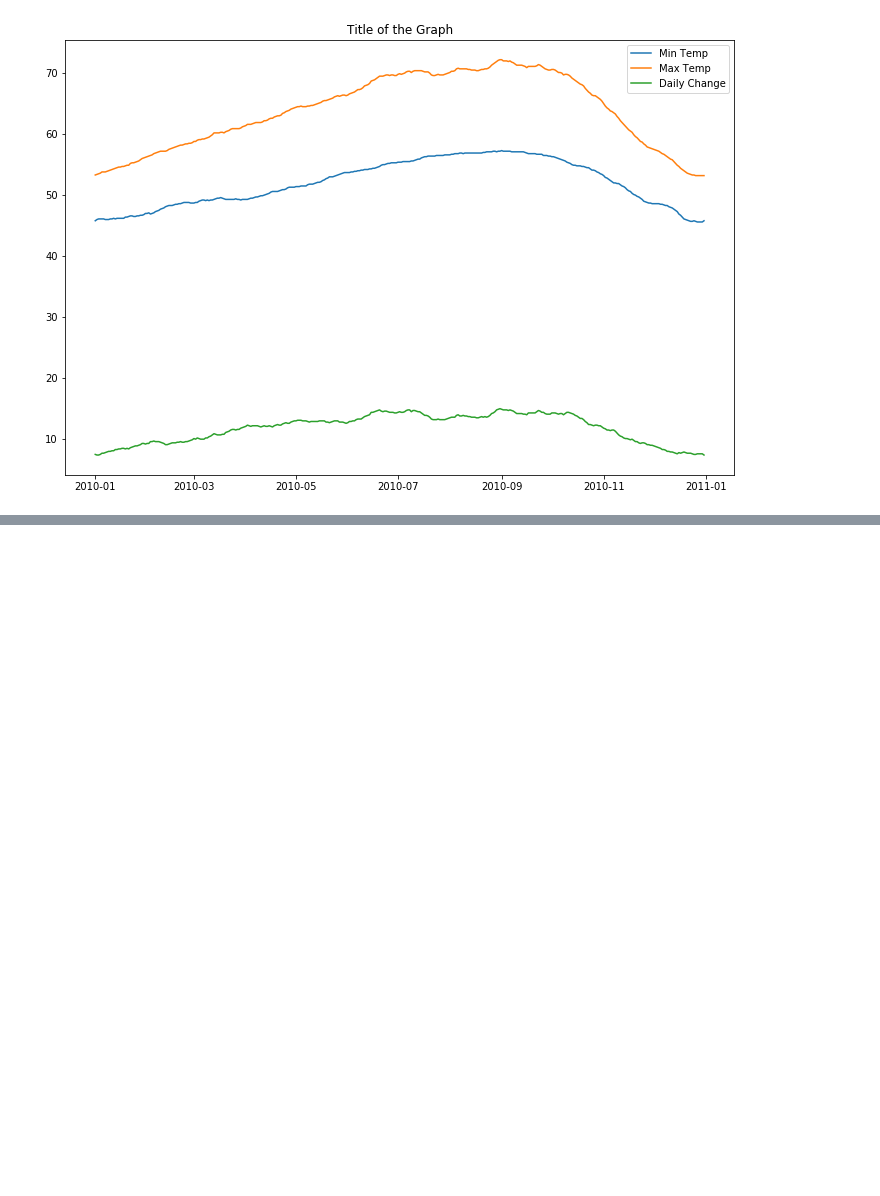
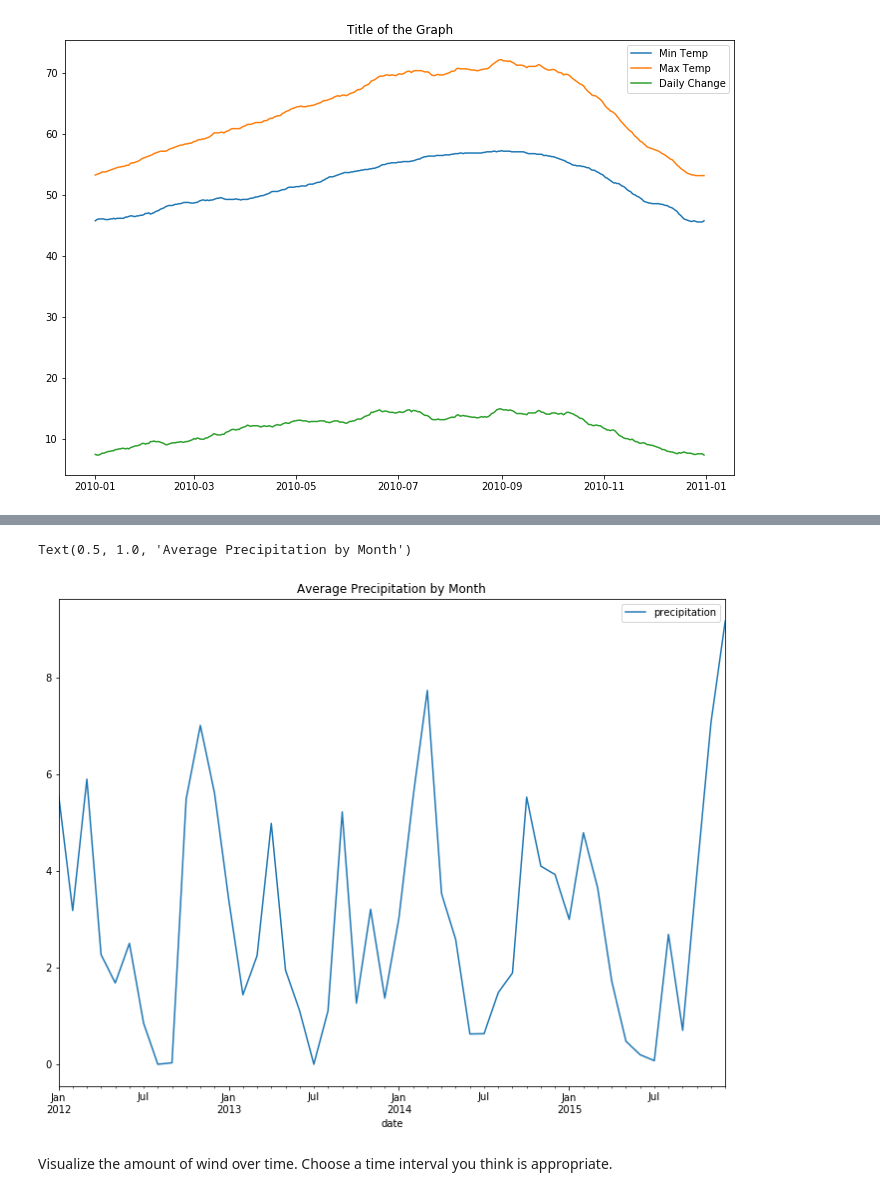
Before and after one commit to Johndsalas/ds-methodologies-exercises, a Jupyter notebook: time_series/time-series-pandas.ipynb, the cells around one changed output, grey strips where cells are left out. Drawn from its saved outputs; the diff is of its cells as text; code cells hidden in the pictures; blank space fills up the shorter version.

```diff
--- a/time_series/time-series-pandas.ipynb
+++ b/time_series/time-series-pandas.ipynb
@@ -235,0 +252,6 @@ Text(0.5, 1.0, 'Title of the Graph')
+# %%
+df = data.seattle_weather()
+# %%
+df.date = pd.to_datetime(df.date)
+df = df.set_index('date').sort_index()
+df.head()
@@ -235,0 +277,2 @@ Text(0.5, 1.0, 'Title of the Graph')
+# %%
+df_p = df[['precipitation']]
@@ -235,0 +298,11 @@ Text(0.5, 1.0, 'Title of the Graph')
+# %%
+plt.rc('figure', figsize=(12, 9))
+
+df_p.resample('M').mean().plot()
+
+plt.title('Average Precipitation by Month')
+# %% [output]
+Text(0.5, 1.0, 'Average Precipitation by Month')
+[figure, added]
+# %% [markdown]
+Visualize the amount of wind over time. Choose a time interval you think is appropriate.
```
Also changed, not shown: parts of 25 cells of this notebook, 10 other files.
